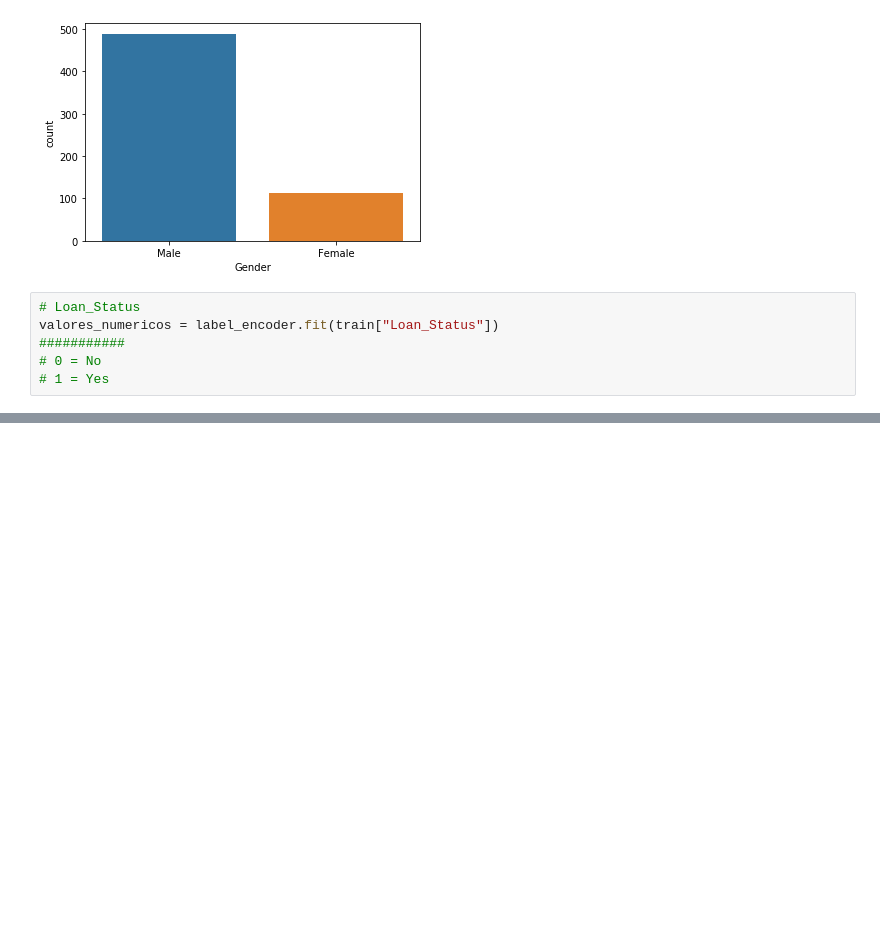
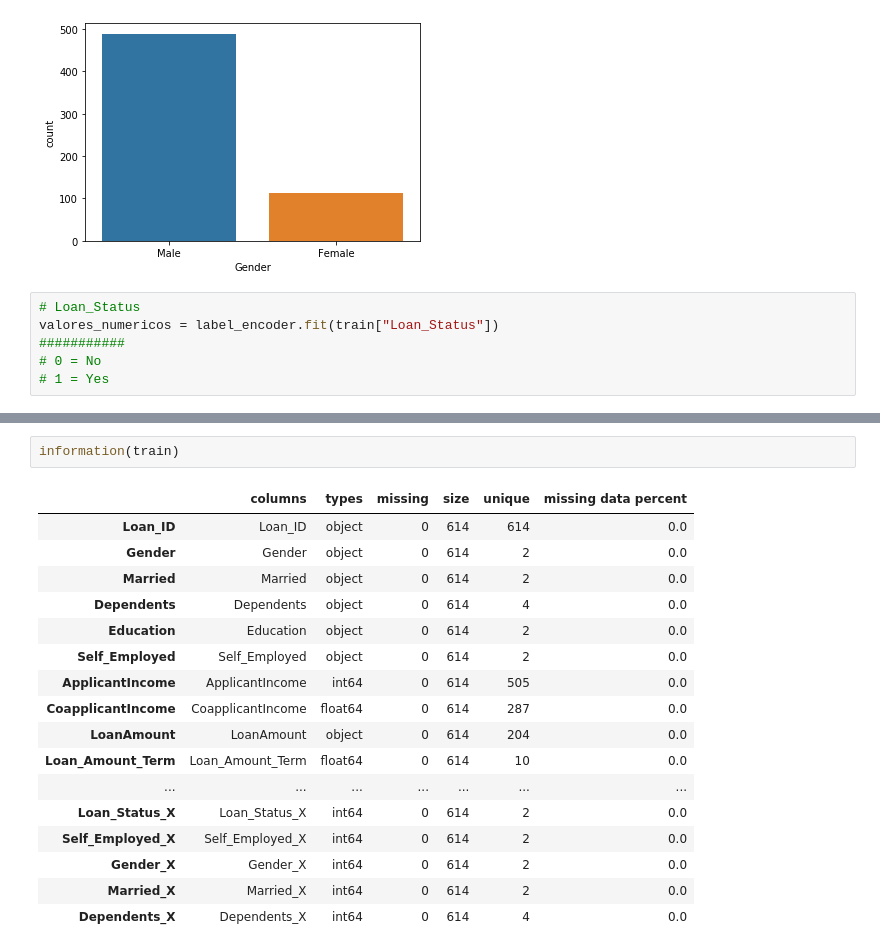
Before and after one commit to jcr0ch4/loan_prediction, a Jupyter notebook: notebook/loan_prediction.ipynb, the cells around one changed output, grey strips where cells are left out. Cells and saved outputs as stored; diff of their text form; blank space fills up the shorter version.

```diff
--- a/notebook/loan_prediction.ipynb
+++ b/notebook/loan_prediction.ipynb
@@ -184,4 +203,24 @@ Loan_Status_X         0
 dtype: int64
+# %%
+information(train)
+# %% [output]
+|  | columns | types | missing | size | unique | missing data percent |
+| Loan_ID | Loan_ID | object | 0 | 614 | 614 | 0.0 |
+| Gender | Gender | object | 0 | 614 | 2 | 0.0 |
+| Married | Married | object | 0 | 614 | 2 | 0.0 |
+| Dependents | Dependents | object | 0 | 614 | 4 | 0.0 |
+| Education | Education | object | 0 | 614 | 2 | 0.0 |
+| Self_Employed | Self_Employed | object | 0 | 614 | 2 | 0.0 |
+| ApplicantIncome | ApplicantIncome | int64 | 0 | 614 | 505 | 0.0 |
+| CoapplicantIncome | CoapplicantIncome | float64 | 0 | 614 | 287 | 0.0 |
+| LoanAmount | LoanAmount | object | 0 | 614 | 204 | 0.0 |
+| Loan_Amount_Term | Loan_Amount_Term | float64 | 0 | 614 | 10 | 0.0 |
+| ... | ... | ... | ... | ... | ... | ... |
+| Loan_Status_X | Loan_Status_X | int64 | 0 | 614 | 2 | 0.0 |
+| Self_Employed_X | Self_Employed_X | int64 | 0 | 614 | 2 | 0.0 |
+| Gender_X | Gender_X | int64 | 0 | 614 | 2 | 0.0 |
+| Married_X | Married_X | int64 | 0 | 614 | 2 | 0.0 |
+| Dependents_X | Dependents_X | int64 | 0 | 614 | 4 | 0.0 |
 # %%
 sns.heatmap(train.corr(method='pearson'),annot = True)
 plt.show()
```
Also changed, not shown: parts of 6 cells of this notebook.
